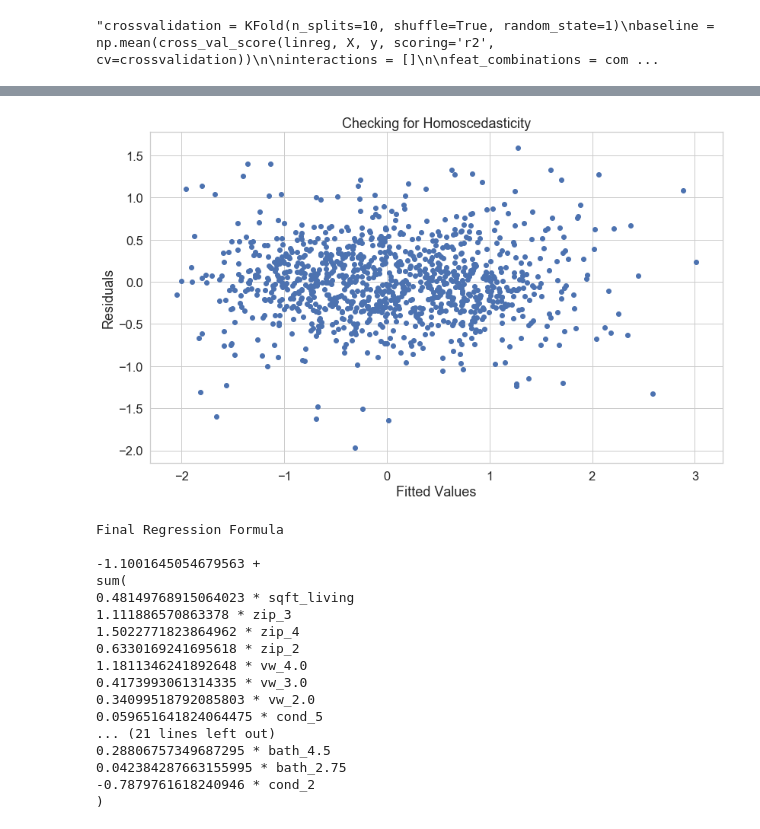
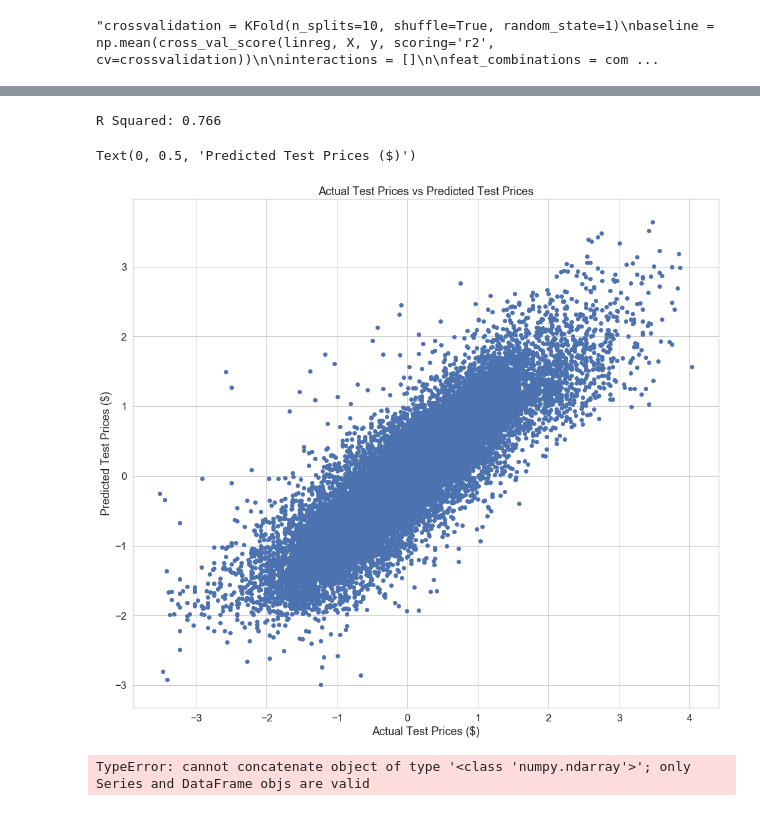
Before and after one commit to JonahFlateman/King-County-Sale-Prices, a Jupyter notebook: student.ipynb, the cells around one changed output, grey strips where cells are left out. Cells and saved outputs as stored; diff of their text form; code cells hidden in the pictures.

```diff
--- a/student.ipynb
+++ b/student.ipynb
@@ -784,34 +755,14 @@ model_coefficients.sort_values(by='coefficients', ascending=False)
-# %%
-plt.figure(figsize=(12, 8))
-plt.scatter(model.predict(X_train), train_model.resid)
-plt.xlabel('Fitted Values')
-plt.ylabel('Residuals')
-plt.title('Checking for Homoscedasticity')
-plt.show()
-# %% [output]
-[figure, removed]
-# %%
-print("Final Regression Formula\n")
-print(model.intercept_, '+')
-print('sum(')
-for i in range(len(model_coefficients)):
-    print(model_coefficients.coefficients[i], '*', model_coefficients.index[i])
-print(')')
-# %% [output]
-Final Regression Formula
-
--1.1001645054679563 +
-sum(
-0.48149768915064023 * sqft_living
-1.111886570863378 * zip_3
-1.5022771823864962 * zip_4
-0.6330169241695618 * zip_2
-1.1811346241892648 * vw_4.0
-0.4173993061314335 * vw_3.0
-0.34099518792085803 * vw_2.0
-0.059651641824064475 * cond_5
-... (21 lines left out)
-0.28806757349687295 * bath_4.5
-0.042384287663155995 * bath_2.75
--0.7879761618240946 * cond_2
-)
+# %%
+r2 = round(linreg.score(X_with_intercept,y), 3)
+print("R Squared:", r2)
+# %% [output]
+R Squared: 0.766
+# %%
+plt.figure(figsize=(15, 15))
+plt.scatter(y_test, y_hat_test)
+plt.title('Actual Test Prices vs Predicted Test Prices')
+plt.xlabel('Actual Test Prices ($)')
+plt.ylabel('Predicted Test Prices ($)')
+# %% [output]
+Text(0, 0.5, 'Predicted Test Prices ($)')
+[figure, added]
@@ -817,0 +784,16 @@ sum(
+# %%
+newinvert1 = pd.DataFrame([])
+#concatenate prices using pd.concat
+newinvert1['price'] = pd.concat([y_hat_test, y_hat_train])
+#sort in ascending order using sort.index()
+newinvert1.sort_index()
+#invert_transform our values
+invert1 = scaled.copy()
+invert1.price = newinvert1.price
+invert1 = scaler.inverse_transform(invert1)
+invert1 = pd.DataFrame(invert, columns=['price', 'bedrooms', 'bathrooms', 'sqft_living', 'floors', 'waterfront', 'view', 'condition', 'renovated', 'zipcode_category'])
+#perform e^price values
+invert1['price'] = np.exp(invert['price'])
+invert1['sqft_living'] = np.exp(invert['sqft_living'])
+# %% [output]
+TypeError: cannot concatenate object of type '<class 'numpy.ndarray'>'; only Series and DataFrame objs are valid
```
Also changed, not shown: parts of 20 cells of this notebook.
